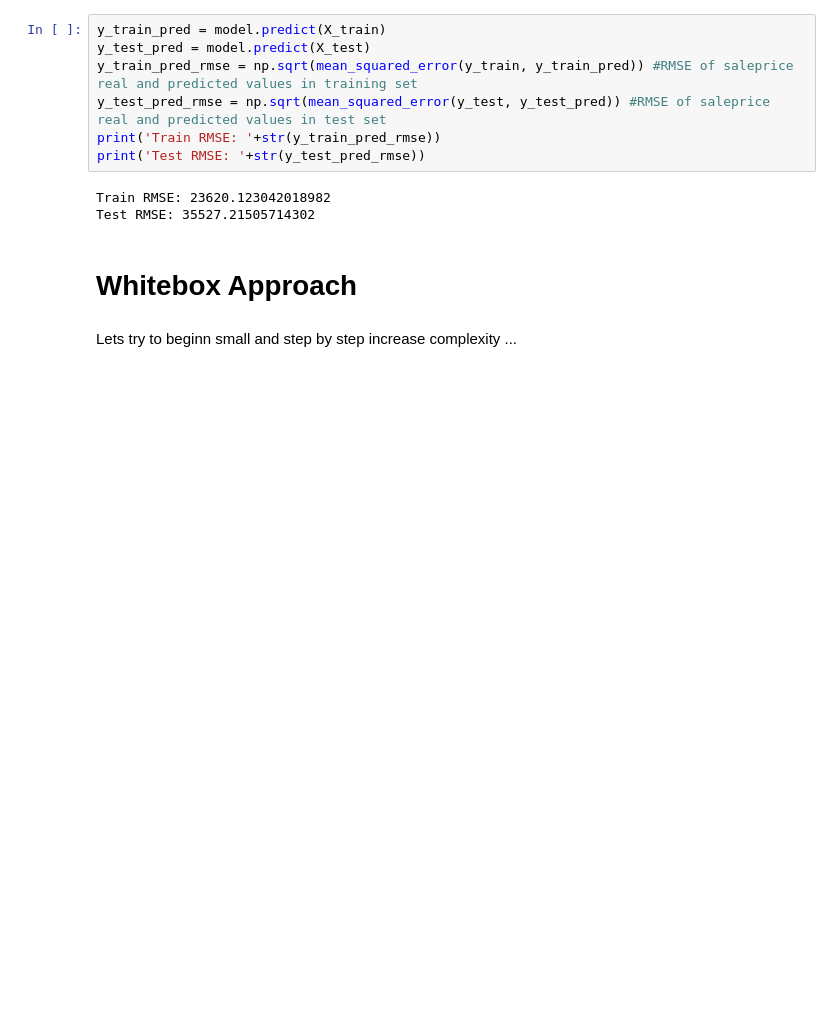
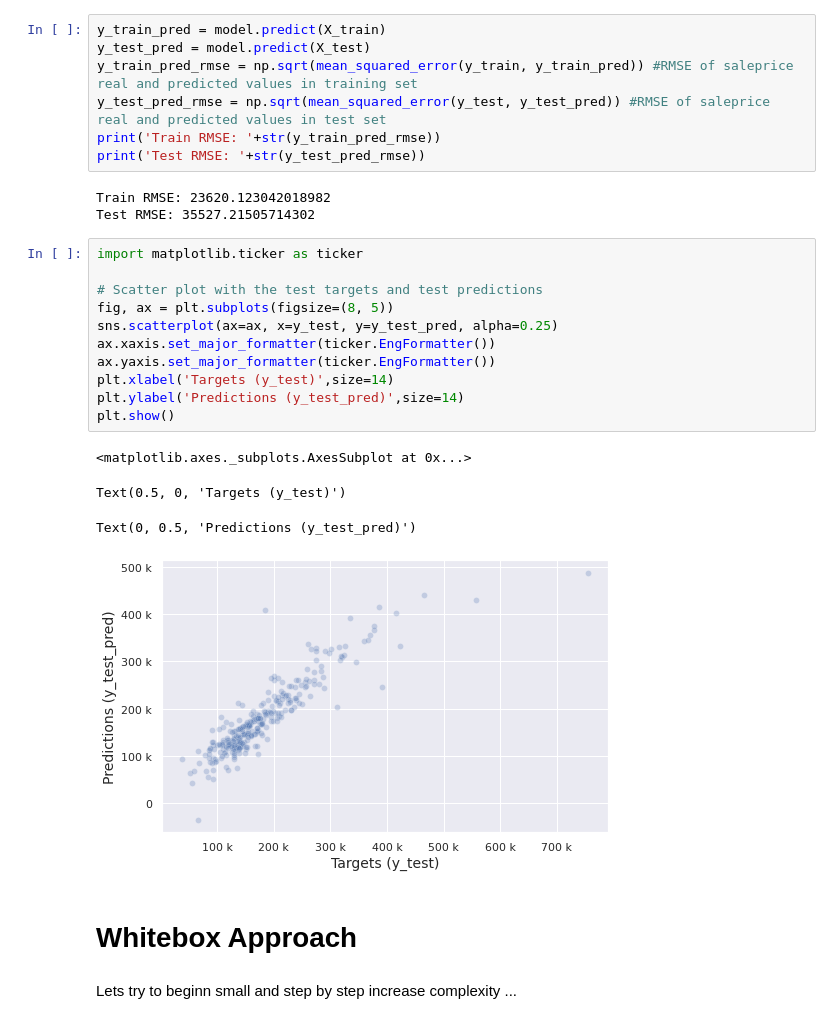
Before and after one commit to yasinfahmy/Real-Estate-Price, a Jupyter notebook: Data_Exploration.ipynb, the cells around one changed output. Saved outputs shown, nothing was run; the diff lists cells and outputs as text; blank space fills up the shorter version.

Commit message:
Scatterplot to visualize accuracy

```diff
--- a/Data_Exploration.ipynb
+++ b/Data_Exploration.ipynb
@@ -147,6 +165,22 @@ print('Test RMSE: '+str(y_test_pred_rmse))
 # %% [output]
 Train RMSE: 23620.123042018982
 Test RMSE: 35527.21505714302
+# %%
+import matplotlib.ticker as ticker
+
+# Scatter plot with the test targets and test predictions
+fig, ax = plt.subplots(figsize=(8, 5))
+sns.scatterplot(ax=ax, x=y_test, y=y_test_pred, alpha=0.25)
+ax.xaxis.set_major_formatter(ticker.EngFormatter())
+ax.yaxis.set_major_formatter(ticker.EngFormatter())
+plt.xlabel('Targets (y_test)',size=14)
+plt.ylabel('Predictions (y_test_pred)',size=14)
+plt.show()
+# %% [output]
+<matplotlib.axes._subplots.AxesSubplot at 0x...>
+Text(0.5, 0, 'Targets (y_test)')
+Text(0, 0.5, 'Predictions (y_test_pred)')
+[figure, added]
 # %% [markdown]
 # Whitebox Approach
 # %% [markdown]
```
Also changed, not shown: parts of 2 cells of this notebook.
